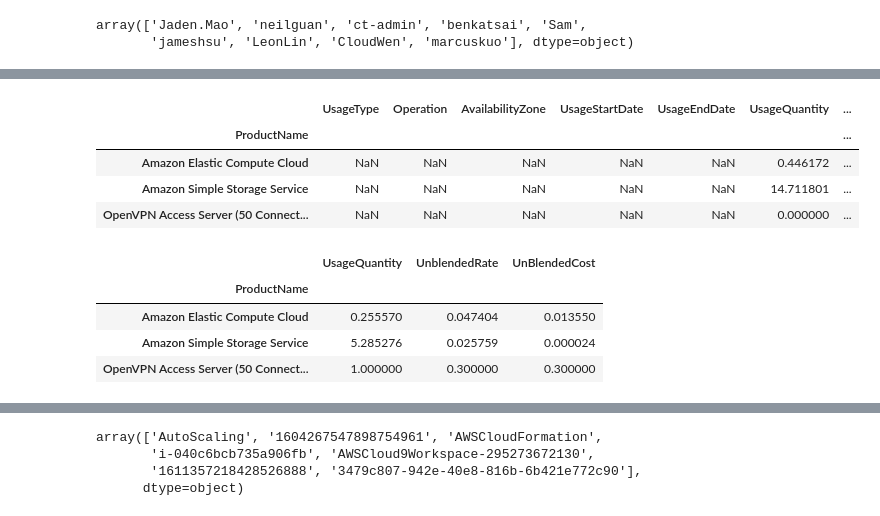
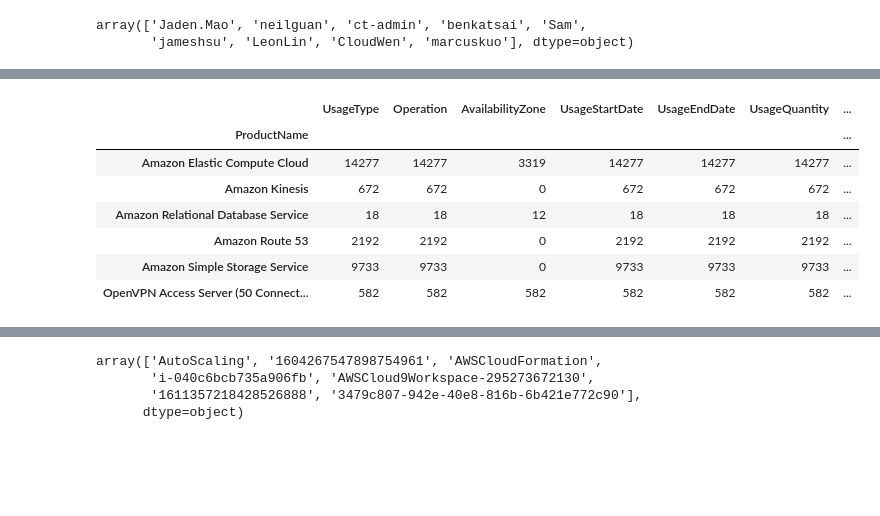
Before and after one commit to pauleezz/Cloud-Monitoring-AWS-Billing, a Jupyter notebook: Untitled.ipynb, the cells around one changed output, grey strips where cells are left out. Cells and saved outputs as stored; diff of their text form; code cells hidden in the pictures; blank space fills up the shorter version.

```diff
--- a/Untitled.ipynb
+++ b/Untitled.ipynb
@@ -155,16 +177,11 @@ iam_df
-# %%
-iam_df[iam_df['aws_createdBy'] =='Jaden.Mao'].groupby(by='ProductName').agg(np.std, ddof=0)
-# %% [output]
-|  | UsageType | Operation | AvailabilityZone | UsageStartDate | UsageEndDate | UsageQuantity | ... |
-| ProductName |  |  |  |  |  |  | ... |
-| Amazon Elastic Compute Cloud | NaN | NaN | NaN | NaN | NaN | 0.446172 | ... |
-| Amazon Simple Storage Service | NaN | NaN | NaN | NaN | NaN | 14.711801 | ... |
-| OpenVPN Access Server (50 Connect... | NaN | NaN | NaN | NaN | NaN | 0.000000 | ... |
-# %%
-iam_df[iam_df['aws_createdBy'] =='Jaden.Mao'].groupby(by='ProductName').mean()
-# %% [output]
-|  | UsageQuantity | UnblendedRate | UnBlendedCost |
-| ProductName |  |  |  |
-| Amazon Elastic Compute Cloud | 0.255570 | 0.047404 | 0.013550 |
-| Amazon Simple Storage Service | 5.285276 | 0.025759 | 0.000024 |
-| OpenVPN Access Server (50 Connect... | 1.000000 | 0.300000 | 0.300000 |
+# %%
+iam_df.groupby(by='ProductName').count()
+# %% [output]
+|  | UsageType | Operation | AvailabilityZone | UsageStartDate | UsageEndDate | UsageQuantity | ... |
+| ProductName |  |  |  |  |  |  | ... |
+| Amazon Elastic Compute Cloud | 14277 | 14277 | 3319 | 14277 | 14277 | 14277 | ... |
+| Amazon Kinesis | 672 | 672 | 0 | 672 | 672 | 672 | ... |
+| Amazon Relational Database Service | 18 | 18 | 12 | 18 | 18 | 18 | ... |
+| Amazon Route 53 | 2192 | 2192 | 0 | 2192 | 2192 | 2192 | ... |
+| Amazon Simple Storage Service | 9733 | 9733 | 0 | 9733 | 9733 | 9733 | ... |
+| OpenVPN Access Server (50 Connect... | 582 | 582 | 582 | 582 | 582 | 582 | ... |
```
Also changed, not shown: parts of 19 cells of this notebook.
